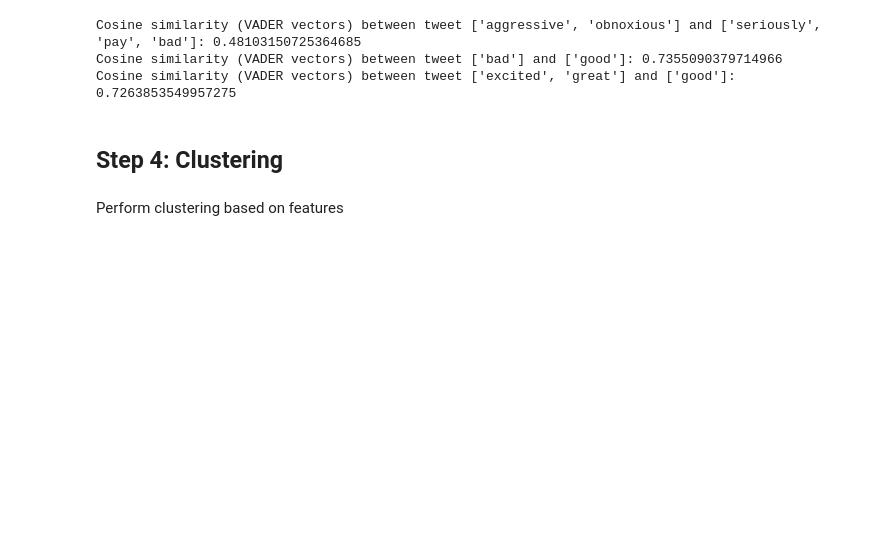
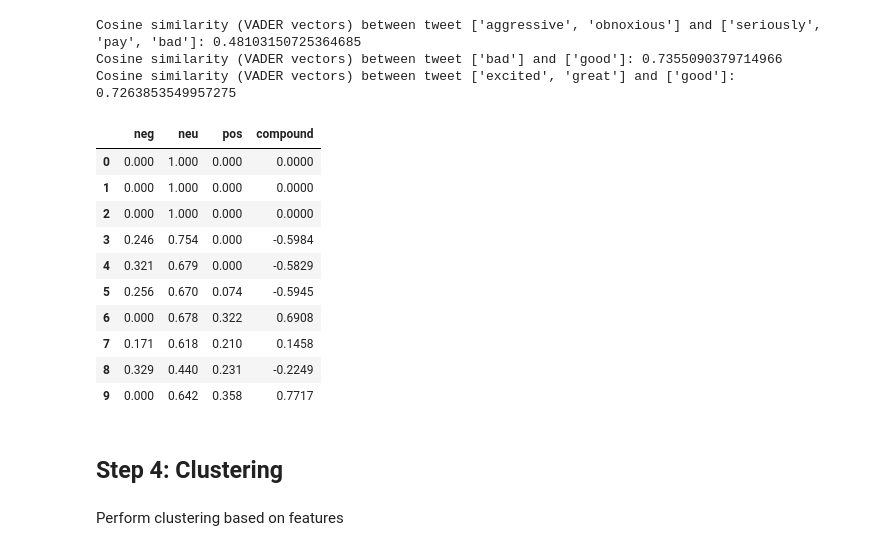
Before and after one commit to NomadZhang/MSI5001, a Jupyter notebook: main.ipynb, the cells around one changed output. Cells and saved outputs as stored; diff of their text form; code cells hidden in the pictures; blank space fills up the shorter version.

```diff
--- a/main.ipynb
+++ b/main.ipynb
@@ -422,6 +422,33 @@ print(f"Cosine similarity (VADER vectors) between tweet {extracted_features['vad
 Cosine similarity (VADER vectors) between tweet ['aggressive', 'obnoxious'] and ['seriously', 'pay', 'bad']: 0.48103150725364685
 Cosine similarity (VADER vectors) between tweet ['bad'] and ['good']: 0.7355090379714966
 Cosine similarity (VADER vectors) between tweet ['excited', 'great'] and ['good']: 0.7263853549957275
+# %%
+#In this section, apply the VADER sentiment analysis tool to extract features
+#Use tweet data  tweet_data["cleaned_text"] column which converted the emojis into text
+
+analyzer = SentimentIntensityAnalyzer()
+
+#apply the sentiment analyzer to each tweet and store the results in a pandas dataframe
+#Each row in the new dataframe corresponds to a key in the sentiment dictionary
+#neg, neu, pos, compound
+
+VADER_sentiments=pd.DataFrame()
+
+VADER_sentiments = tweet_data["cleaned_text"].apply(analyzer.polarity_scores).apply(pd.Series)
+
+VADER_sentiments.head(10)
+# %% [output]
+|  | neg | neu | pos | compound |
+| 0 | 0.000 | 1.000 | 0.000 | 0.0000 |
+| 1 | 0.000 | 1.000 | 0.000 | 0.0000 |
+| 2 | 0.000 | 1.000 | 0.000 | 0.0000 |
+| 3 | 0.246 | 0.754 | 0.000 | -0.5984 |
+| 4 | 0.321 | 0.679 | 0.000 | -0.5829 |
+| 5 | 0.256 | 0.670 | 0.074 | -0.5945 |
+| 6 | 0.000 | 0.678 | 0.322 | 0.6908 |
+| 7 | 0.171 | 0.618 | 0.210 | 0.1458 |
+| 8 | 0.329 | 0.440 | 0.231 | -0.2249 |
+| 9 | 0.000 | 0.642 | 0.358 | 0.7717 |
 # %% [markdown]
 ## Step 4: Clustering
 # %% [markdown]
```
Also changed, not shown: parts of 3 cells of this notebook.
